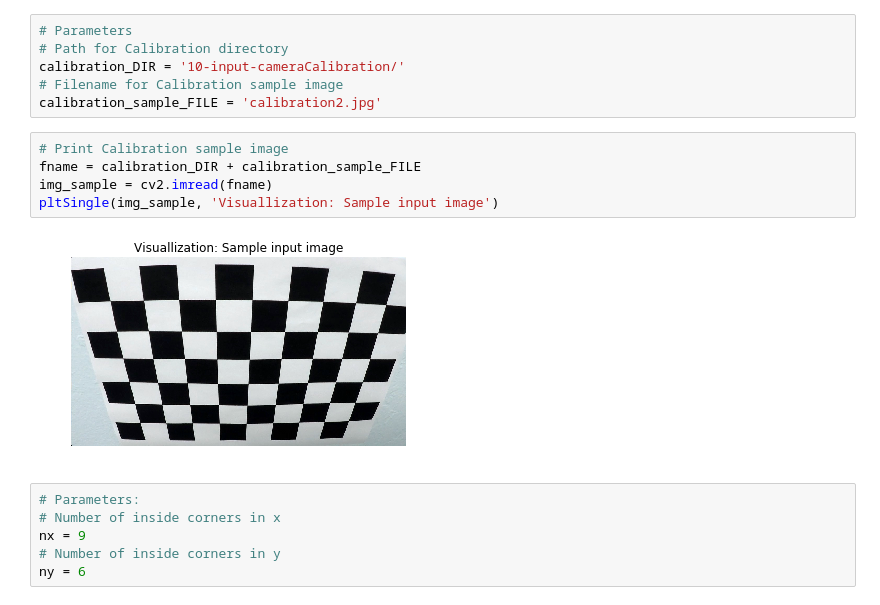
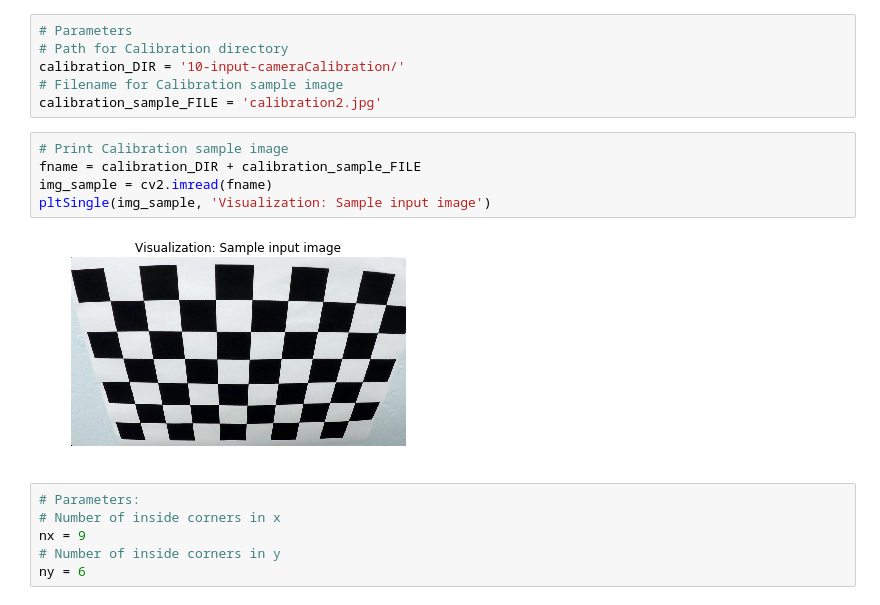
Before and after one commit to mahumberto/course-udacity-selfDrivingCarND, a Jupyter notebook: term1-computerVision-DeepLearning/11-proj-advancedLaneFinding/01-proj-cameraCalibration.ipynb, the cells around one changed output. Cells and saved outputs as stored; diff of their text form.

```diff
--- a/term1-computerVision-DeepLearning/11-proj-advancedLaneFinding/01-proj-cameraCalibration.ipynb
+++ b/term1-computerVision-DeepLearning/11-proj-advancedLaneFinding/01-proj-cameraCalibration.ipynb
@@ -34,10 +34,10 @@ calibration_sample_FILE = 'calibration2.jpg'
 # %%
 # Print Calibration sample image
 fname = calibration_DIR + calibration_sample_FILE
 img_sample = cv2.imread(fname)
-pltSingle(img_sample, 'Visuallization: Sample input image')
+pltSingle(img_sample, 'Visualization: Sample input image')
 # %% [output]
-[figure, old version]
+[figure, new version]
 # %%
 # Parameters:
 # Number of inside corners in x
```
Also changed, not shown: parts of 1 cell of this notebook.
